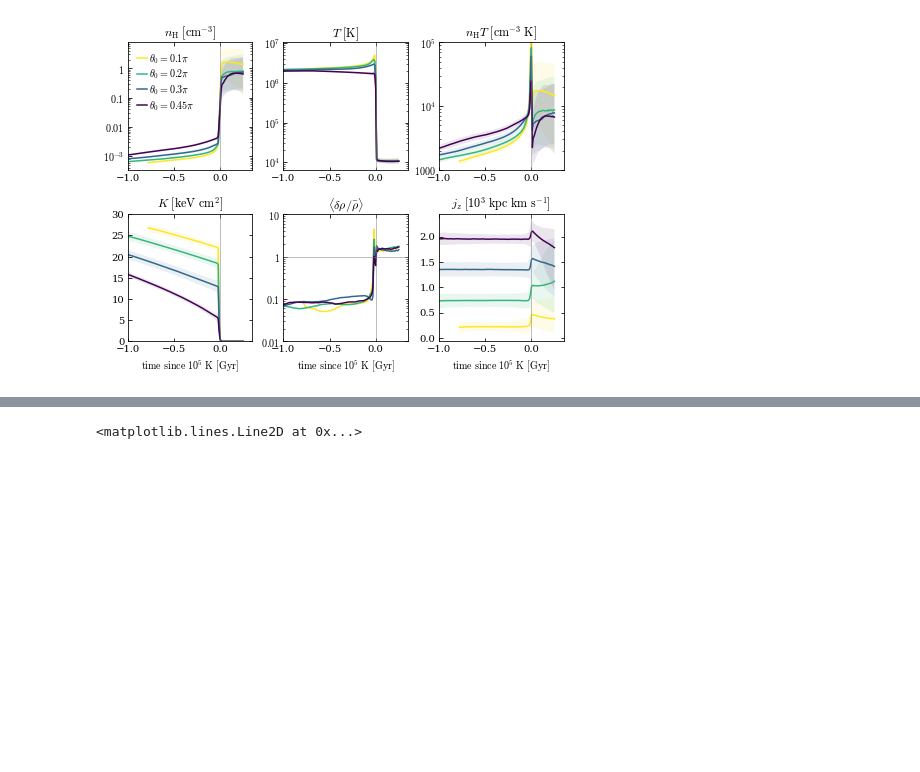
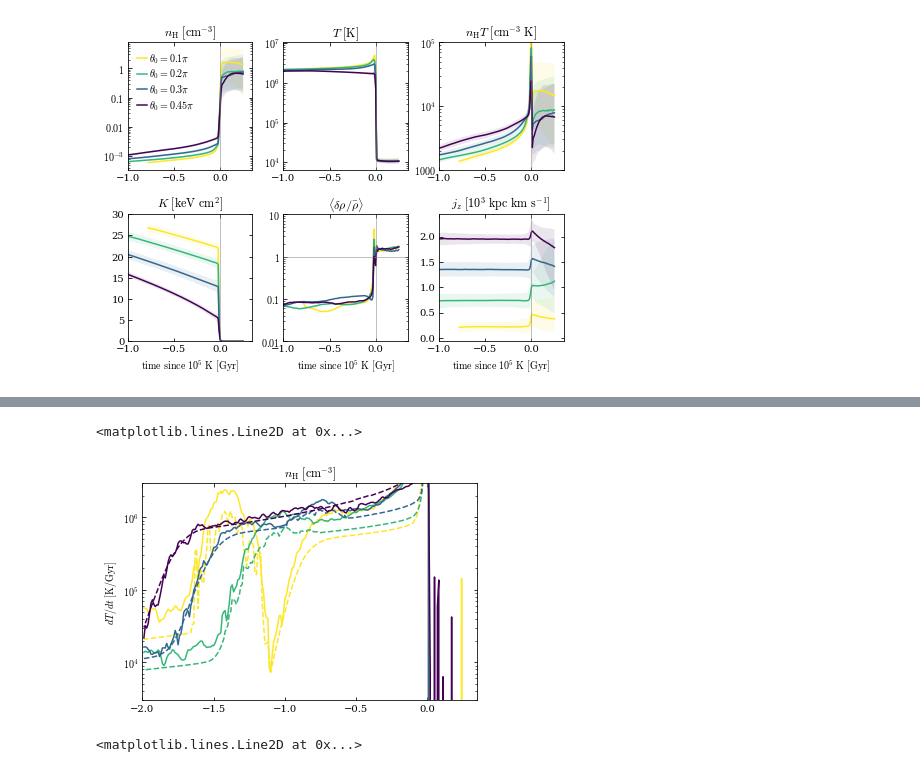
Before and after one commit to JonathanSternAstro/gizmo_analysis, a Jupyter notebook: ipynb/subsonic_solution/particleTracking.ipynb, the cells around one changed output, grey strips where cells are left out. Cells and saved outputs as stored; diff of their text form; code cells hidden in the pictures; blank space fills up the shorter version.

```diff
--- a/ipynb/subsonic_solution/particleTracking.ipynb
+++ b/ipynb/subsonic_solution/particleTracking.ipynb
@@ -85,6 +85,13 @@ epsilons = Ts / (un.km**2/un.s**2 * cons.m_p / cons.k_B).to('K').value / (2./3*
 cs = (epsilons*10/9)**0.5
 nHTs = nHs*Ts
 Ks = (cons.k_B*Ts*un.K/(nHs*un.cm**-3)**(2/3.)).to('keV*cm**2').value
+# %%
+rhos = nHs*cons.m_p.to('g')/ff.X
+# %%
+Edots = epsilons * (un.km**2/un.s**2).to('erg*g**-1') * (dt/tcools)
+dVs = np.log(nHs[:-1,:]/nHs[1:,:])
+dVs = np.pad(dVs,((0,1),(0,0)),mode='constant')
+PdVs = (mu * ff.X)**-1 * (cons.k_B * un.K / un.g).to('erg*g**-1') * nHTs  * dVs / rhos
 # %%
 xs,ys,zs = coords[:,:,0],coords[:,:,1],coords[:,:,2]
 rs    = (xs**2+ys**2+zs**2)**0.5
@@ -456,2 +463,15 @@ pl.savefig('tracking_properties_vs_t105.pdf',bbox_inches='tight')
 # %% [output]
 [figure]
+# %%
+def med_and_std_shift_only_data(all_vals,theta_inds=theta_inds):
+    res = []
+    for i,ind in enumerate(theta_midbins):
+        _vals = all_vals[:,theta_inds[i]]
+        vals = shift_arr(_vals,t105_ind[theta_inds[i]])
+        ysmean = np.nanmean(vals,axis=1)
+        ys16,ys50,ys84 = [np.nanpercentile(vals,p,axis=1) for p in (16,50,84)]
+        res.append((ys16,ys50,ys84,ysmean))
+    return res
+
+a = list(med_and_std_shift_only_data(PdVs))
+b = list(med_and_std_shift_only_data(Edots))
@@ -458,3 +498,23 @@ pl.savefig('tracking_properties_vs_t105.pdf',bbox_inches='tight')
+# %%
+xls = -2.,0.35
+ax = pl.subplot(111)
+for i,ind in enumerate(theta_midbins):
+    for ii,(ys16,ys50,ys84,ysmean) in enumerate((a[i],b[i])):
+#         inds = ys16>0
+        ysmean = ysmean * 2/3*mu * (un.erg/un.g * cons.m_p / cons.k_B /(10*un.Myr)).to('K/Gyr')
+        pl.plot(ts_offset/1000,ysmean,label=labels[i],c=colors[i],ls=('-','--')[ii])
+#         pl.fill_between(ts_offset[inds]/1000,ys16[inds],ys84[inds],facecolor=colors[i],alpha=0.1)
+pl.title(r'$n_{\rm H}\ [{\rm cm}^{-3}]$')
+# pl.legend(loc='upper left',ncol=1,frameon=False,labelspacing=0.2,handlelength=1,columnspacing=0.5,handletextpad=0.2)
+ax.set_yscale('log'); ax.yaxis.set_major_formatter(u.arilogformatter)
+pl.xlim(*xls)
+pl.ylim(3e3,3e6)
+pl.ylabel(r'$dT/dt\ [{\rm K/Gyr}]$')
+pl.axvline(0,c='.5',lw=0.5)
+# pl.savefig(figdir+'tracking_properties_vs_t105.pdf',bbox_inches='tight')
+# %% [output]
+<matplotlib.lines.Line2D at 0x...>
+[figure, added]
 # %%
 ax=pl.subplot(111)
 med_and_std_shift(shift_arr(tcools))
```
Also changed, not shown: parts of 8 cells of this notebook.
